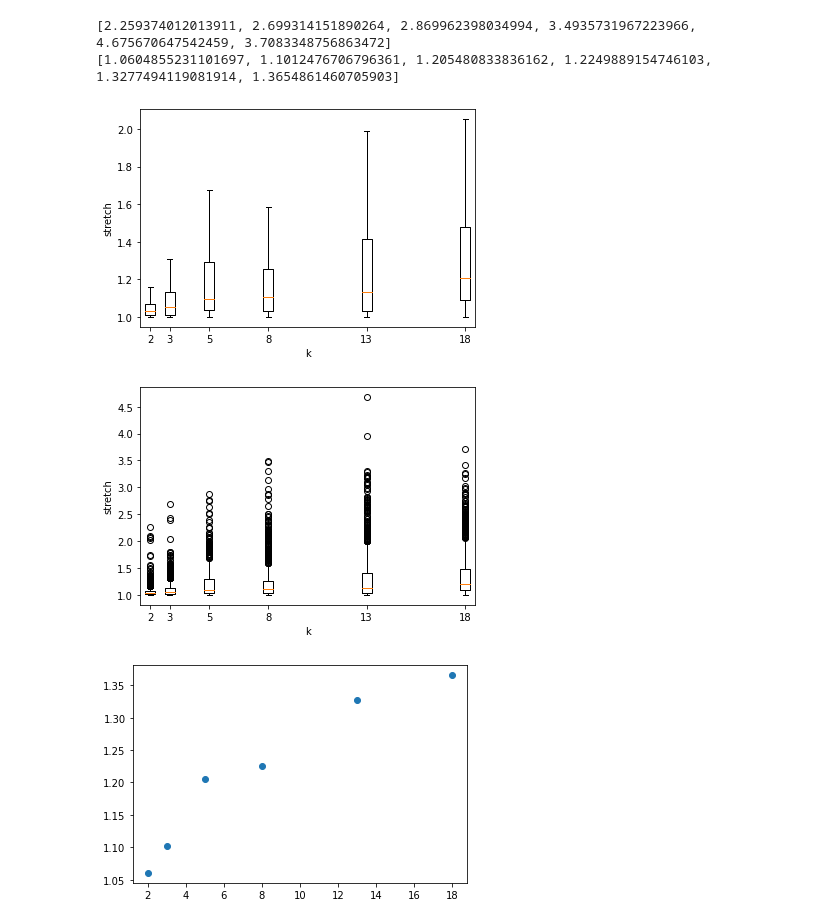
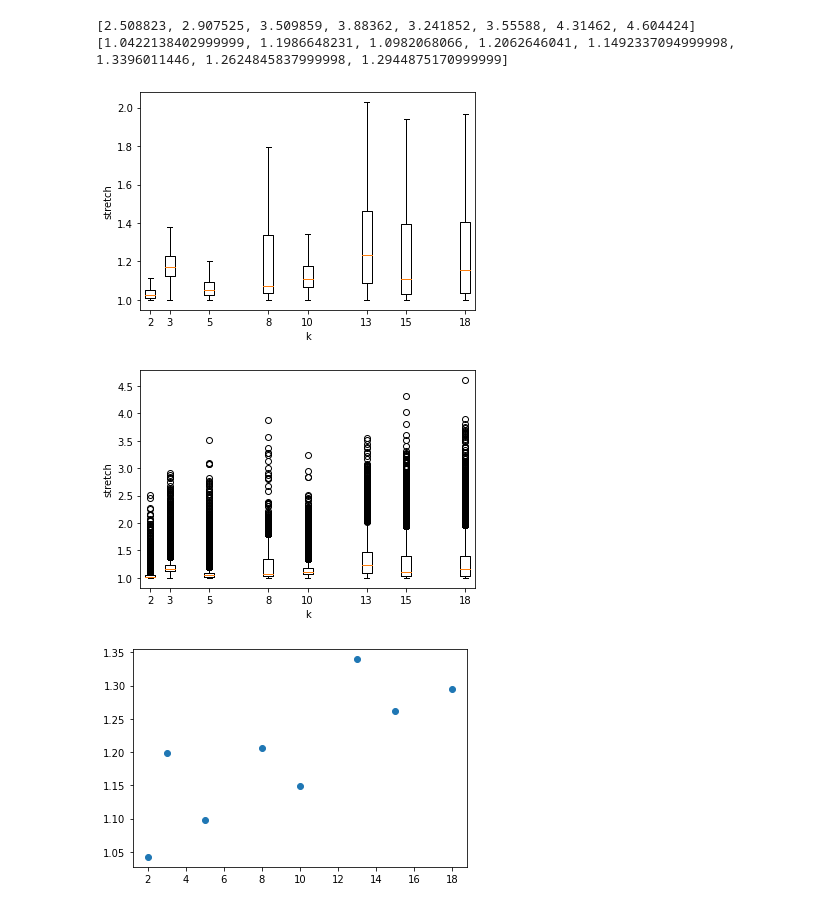
Before and after one commit to loenberg94/Thesis, a Jupyter notebook: Notebook/Data processing.ipynb, the cells around one changed output. Cells and saved outputs as stored; diff of their text form; code cells hidden in the pictures.

```diff
--- a/Notebook/Data processing.ipynb
+++ b/Notebook/Data processing.ipynb
@@ -10,6 +19,6 @@ thorup_complete = genfromtxt('thorup_complete_collected.csv', delimiter=',')
 # %%
-real_world_k_values = [2, 3, 5, 8, 13, 18]
-density_k_values = [2, 3, 5, 8, 13]
+real_world_k_values = [2, 3, 5, 8, 10, 13, 15, 18]
+density_k_values = [2, 3, 5, 8, 10, 13]
 # %%
 # Thorup real world
 t_r_max_qt = []
@@ -22,52 +31,50 @@ t_r_avg_stretch = []
 rd = []
 
 for k in real_world_k_values:
-    k_data = thorup_real_world[(k == thorup_real_world[:,3])]
+    k_data = thorup_real_world[(k == thorup_real_world[:,2])]
     r, _ = k_data.shape
-    expected = k_data[:,0]
-    actual = k_data[:,1]
-    qt = k_data[:,2]
-    stretch = actual / expected
+    qt = k_data[:,1]
+    stretch = k_data[:,0]
 
     rd.append(stretch)
 
     t_r_min_qt.append(qt.min())
     t_r_max_qt.append(qt.max())
     t_r_avg_qt.append(qt.mean())
     t_r_max_stretch.append(stretch.max())
     #min_stretch.append(stretch.min)
     t_r_avg_stretch.append(stretch.mean())
 
 print(t_r_max_stretch)
 print(t_r_avg_stretch)
 
 fg1, ax1 = plt.subplots()
 fg2, ax2 = plt.subplots()
 
 ax1.set(
     xlabel='k',
     ylabel='stretch'
 )
 
 ax2.set(
     xlabel='k',
     ylabel='stretch'
 )
 
 ax1.boxplot(rd, 0, '', positions=real_world_k_values)
 ax2.boxplot(rd, positions=real_world_k_values)
 
 plt.show()
 # %% [output]
-[2.259374012013911, 2.699314151890264, 2.869962398034994, 3.4935731967223966, 4.675670647542459, 3.7083348756863472]
-[1.0604855231101697, 1.1012476706796361, 1.205480833836162, 1.2249889154746103, 1.3277494119081914, 1.3654861460705903]
+[2.508823, 2.907525, 3.509859, 3.88362, 3.241852, 3.55588, 4.31462, 4.604424]
+[1.0422138402999999, 1.1986648231, 1.0982068066, 1.2062646041, 1.1492337094999998, 1.3396011446, 1.2624845837999998, 1.2944875170999999]
-[figure, old version]
+[figure, new version]
-[figure, old version]
+[figure, new version]
 # %%
 plt.scatter(real_world_k_values, np.array(t_r_avg_stretch))
 plt.show()
 # %% [output]
-[figure, old version]
+[figure, new version]
 # %%
 # Wulff-Nilsen real world
 w_r_max_qt = []
```
Also changed, not shown: parts of 17 cells of this notebook, 10 other files.
